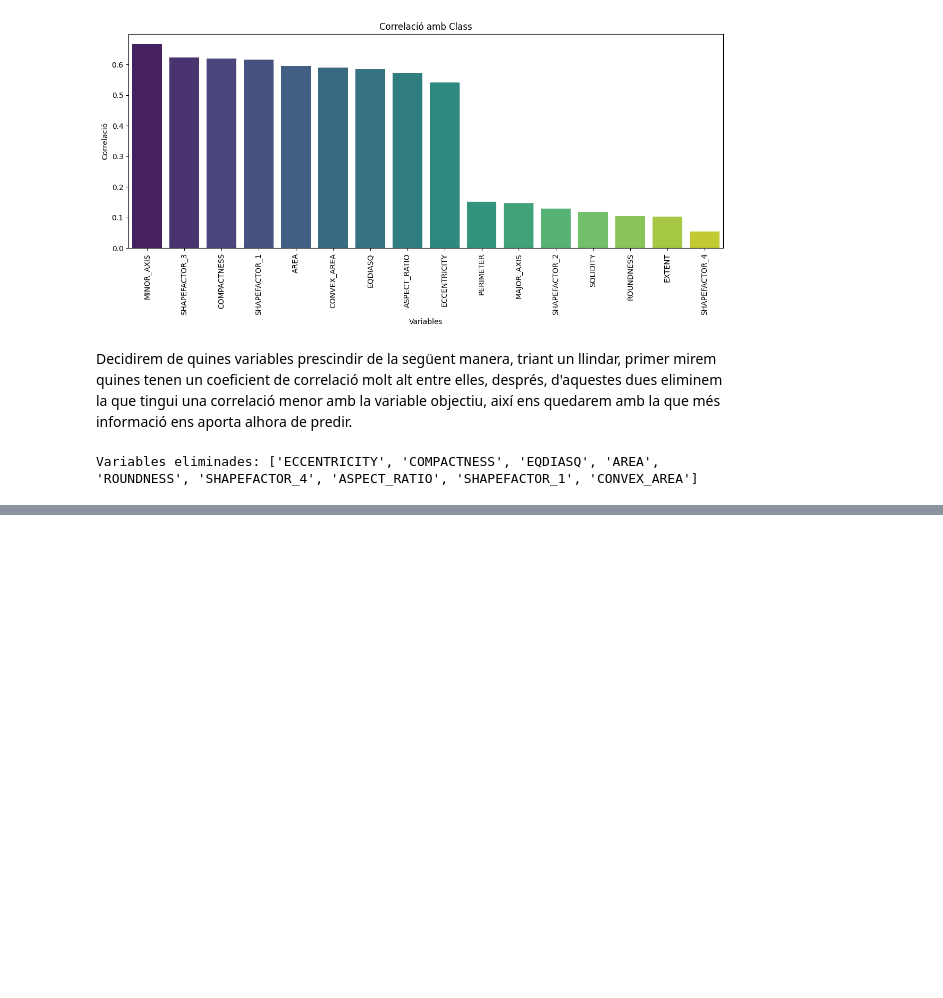
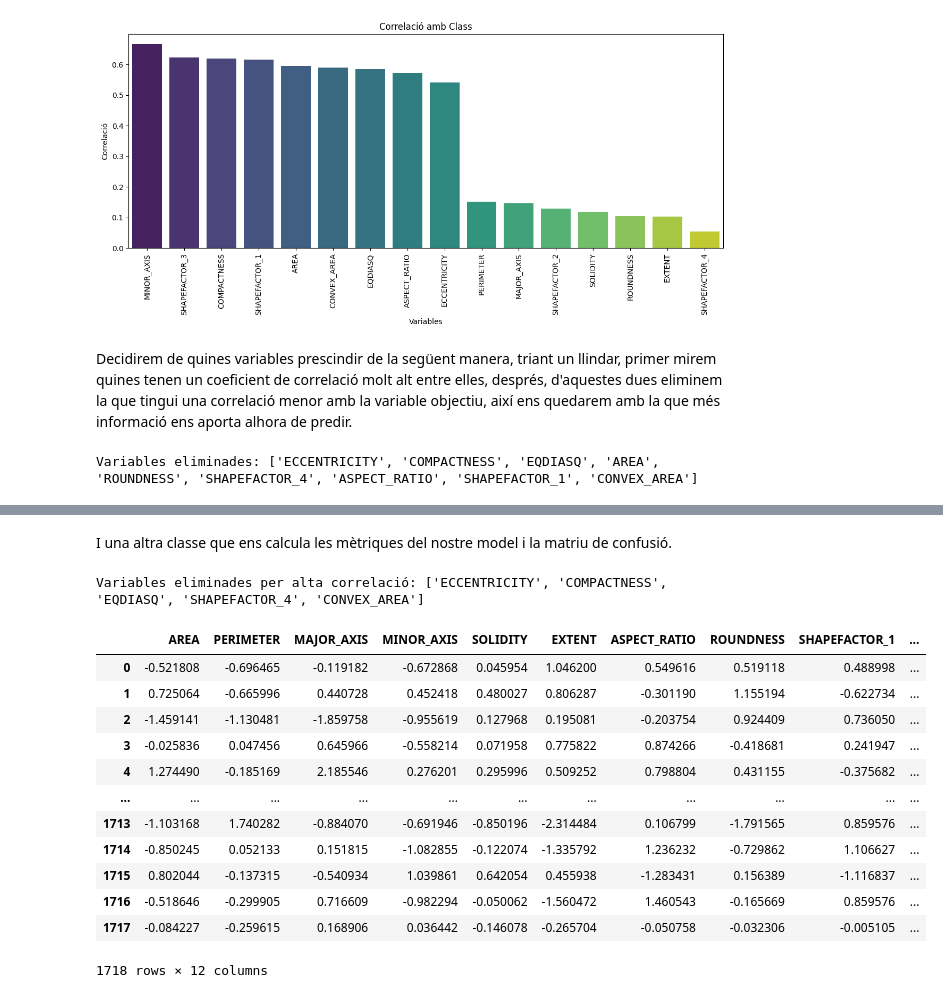
Before and after one commit to NIU1718117/Cas_Kaggle_Pistatxo, a Jupyter notebook: KAGGLE.ipynb, the cells around one changed output, grey strips where cells are left out. Saved outputs shown, nothing was run; the diff lists cells and outputs as text; code cells hidden in the pictures; blank space fills up the shorter version.

```diff
--- a/KAGGLE.ipynb
+++ b/KAGGLE.ipynb
@@ -112,6 +139,9 @@ Veiem que no ens falten dades, totes les variables tenen tots els valors en cada
 Per a poder analitzar les dades hem decidit agrupar totes les funcions que anem a utilitzar en una sola classe.
 # %%
 class DatasetAnalyzer:
+    """
+    Classe per analitzar i processar les dades d'un dataset
+    """
 
     def __init__(self, df, target="Class"):
         """
@@ -323,6 +353,21 @@ class DatasetAnalyzer:
 
         self.df = self.df.drop(columns=list(to_drop))
         return list(to_drop)
+
+    def estandaritzar_variables(self):
+        """
+        Aplica StandardScaler a totes les variables numèriques excepte la variable objectiu.
+        Modifica el DataFrame intern self.df amb les variables estandaritzades.
+        """
+        numeric_cols = self.get_numeric_columns()
+
+        # Excloure la columna target si és numèrica
+        if self.target in numeric_cols:
+            numeric_cols.remove(self.target)
+
+        self.df[numeric_cols] = StandardScaler().fit_transform(self.df[numeric_cols])
+
+        return self.df
 # %%
 analyzer  = DatasetAnalyzer(df, target="Class")
 # %%
@@ -407,0 +525,2 @@ NameError: name 'selected' is not defined
+# %% [markdown]
+I una altra classe que ens calcula les mètriques del nostre model i la matriu de confusió.
@@ -407,0 +580,24 @@ NameError: name 'selected' is not defined
+# %%
+# Carreguem el dataset
+df = pd.read_csv("./archive/pistachio.csv")
+
+# Creem DatasetAnalyzer i eliminem variables correlacionades
+analyzer = DatasetAnalyzer(df, target="Class")
+variables_eliminades = analyzer.drop_highly_correlated(threshold=0.9)
+print(f"Variables eliminades per alta correlació: {variables_eliminades}")
+analyzer.estandaritzar_variables()
+# %% [output]
+Variables eliminades per alta correlació: ['ECCENTRICITY', 'COMPACTNESS', 'EQDIASQ', 'SHAPEFACTOR_4', 'CONVEX_AREA']
+|  | AREA | PERIMETER | MAJOR_AXIS | MINOR_AXIS | SOLIDITY | EXTENT | ASPECT_RATIO | ROUNDNESS | SHAPEFACTOR_1 | ... |
+| 0 | -0.521808 | -0.696465 | -0.119182 | -0.672868 | 0.045954 | 1.046200 | 0.549616 | 0.519118 | 0.488998 | ... |
+| 1 | 0.725064 | -0.665996 | 0.440728 | 0.452418 | 0.480027 | 0.806287 | -0.301190 | 1.155194 | -0.622734 | ... |
+| 2 | -1.459141 | -1.130481 | -1.859758 | -0.955619 | 0.127968 | 0.195081 | -0.203754 | 0.924409 | 0.736050 | ... |
+| 3 | -0.025836 | 0.047456 | 0.645966 | -0.558214 | 0.071958 | 0.775822 | 0.874266 | -0.418681 | 0.241947 | ... |
+| 4 | 1.274490 | -0.185169 | 2.185546 | 0.276201 | 0.295996 | 0.509252 | 0.798804 | 0.431155 | -0.375682 | ... |
+| ... | ... | ... | ... | ... | ... | ... | ... | ... | ... | ... |
+| 1713 | -1.103168 | 1.740282 | -0.884070 | -0.691946 | -0.850196 | -2.314484 | 0.106799 | -1.791565 | 0.859576 | ... |
+| 1714 | -0.850245 | 0.052133 | 0.151815 | -1.082855 | -0.122074 | -1.335792 | 1.236232 | -0.729862 | 1.106627 | ... |
+| 1715 | 0.802044 | -0.137315 | -0.540934 | 1.039861 | 0.642054 | 0.455938 | -1.283431 | 0.156389 | -1.116837 | ... |
+| 1716 | -0.518646 | -0.299905 | 0.716609 | -0.982294 | -0.050062 | -1.560472 | 1.460543 | -0.165669 | 0.859576 | ... |
+| 1717 | -0.084227 | -0.259615 | 0.168906 | 0.036442 | -0.146078 | -0.265704 | -0.050758 | -0.032306 | -0.005105 | ... |
+1718 rows × 12 columns
```
Also changed, not shown: parts of 20 cells of this notebook.
